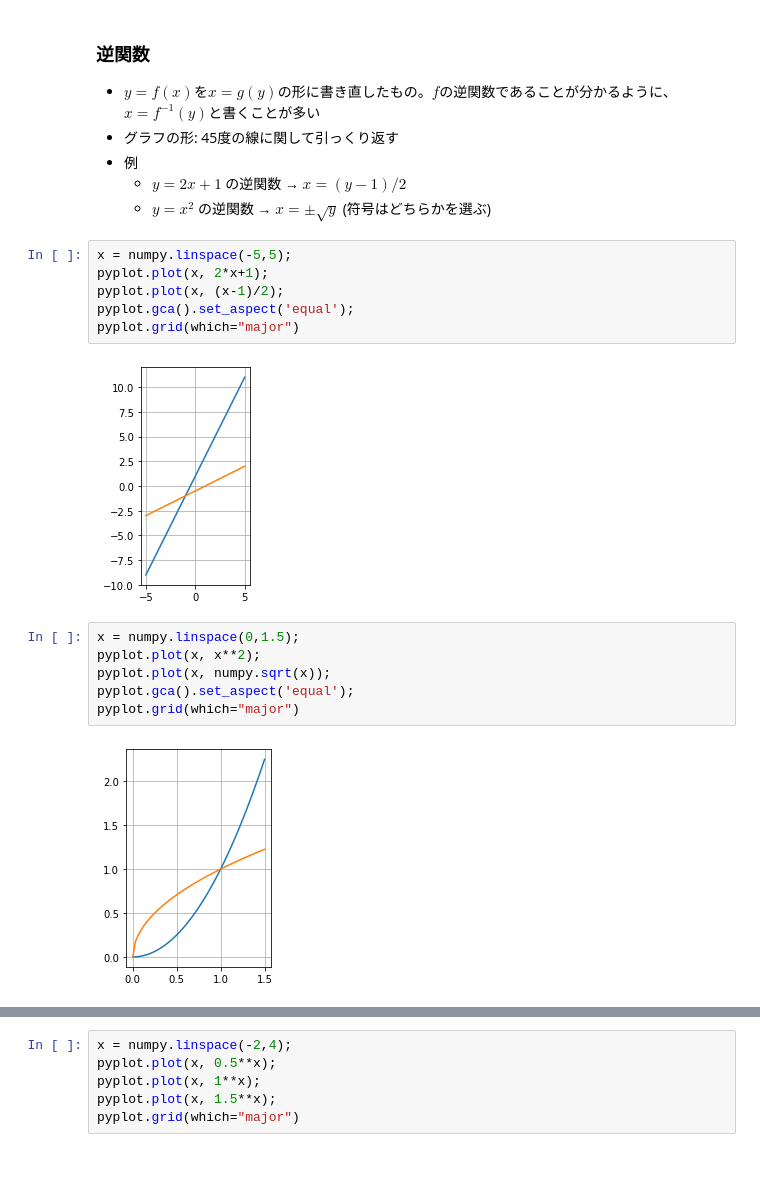
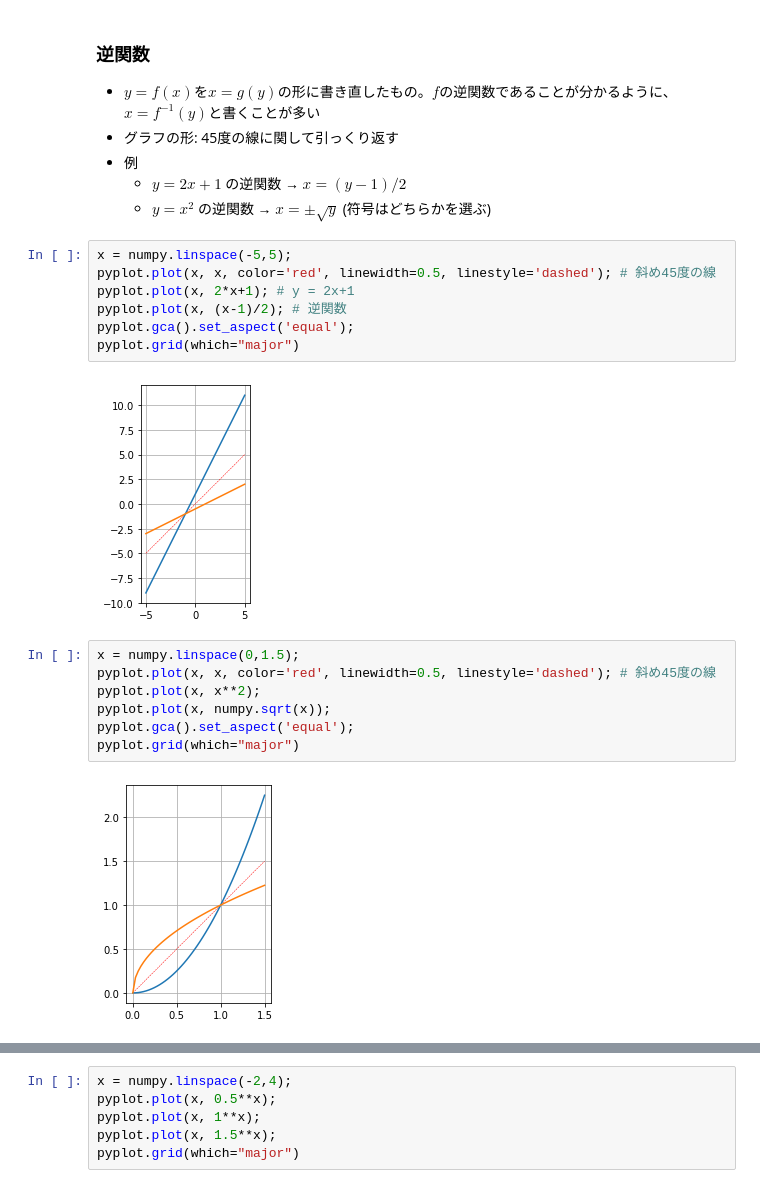
Before and after one commit to todo-group/math-examples, a Jupyter notebook: python/1-1_ElementaryFunction.ipynb, the cells around one changed output, grey strips where cells are left out. Cells and saved outputs as stored; diff of their text form.

```diff
--- a/python/1-1_Derivative.ipynb
+++ b/python/1-1_ElementaryFunction.ipynb
@@ -42,20 +39,22 @@ pyplot.grid(which="major")
   * $y=x^2$ の逆関数 → $x=\pm \sqrt{y}$ (符号はどちらかを選ぶ)
 # %%
 x = numpy.linspace(-5,5);
-pyplot.plot(x, 2*x+1);
-pyplot.plot(x, (x-1)/2);
+pyplot.plot(x, x, color='red', linewidth=0.5, linestyle='dashed'); # 斜め45度の線
+pyplot.plot(x, 2*x+1); # y = 2x+1
+pyplot.plot(x, (x-1)/2); # 逆関数
 pyplot.gca().set_aspect('equal');
 pyplot.grid(which="major")
 # %% [output]
-[figure, old version]
+[figure, new version]
 # %%
 x = numpy.linspace(0,1.5);
+pyplot.plot(x, x, color='red', linewidth=0.5, linestyle='dashed'); # 斜め45度の線
 pyplot.plot(x, x**2);
 pyplot.plot(x, numpy.sqrt(x));
 pyplot.gca().set_aspect('equal');
 pyplot.grid(which="major")
 # %% [output]
-[figure, old version]
+[figure, new version]
 # %% [markdown]
 ## 指数関数
 
```
Also changed, not shown: parts of 19 cells of this notebook, 11 other files.
